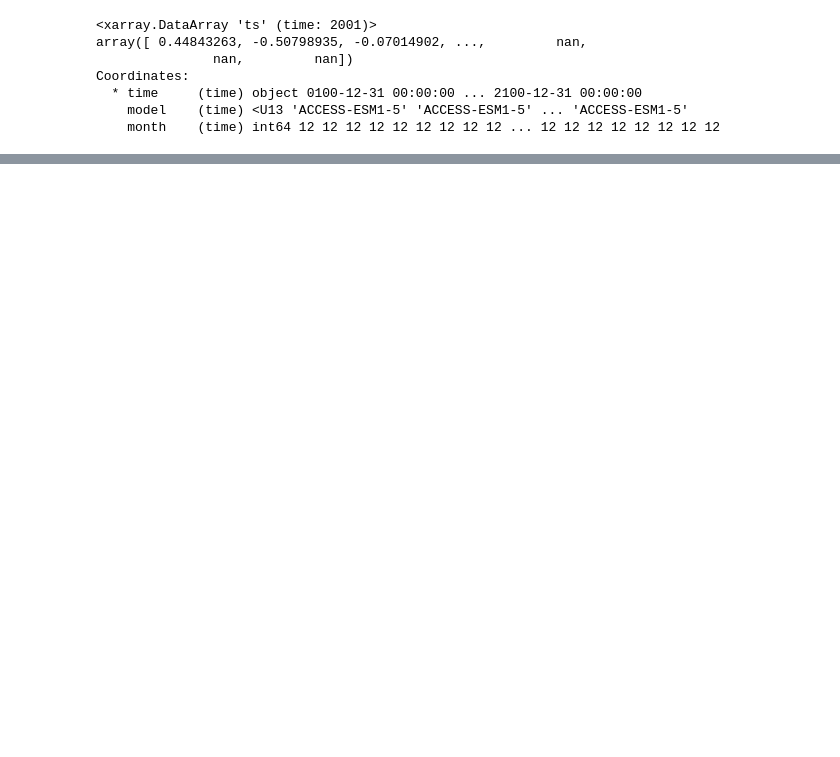
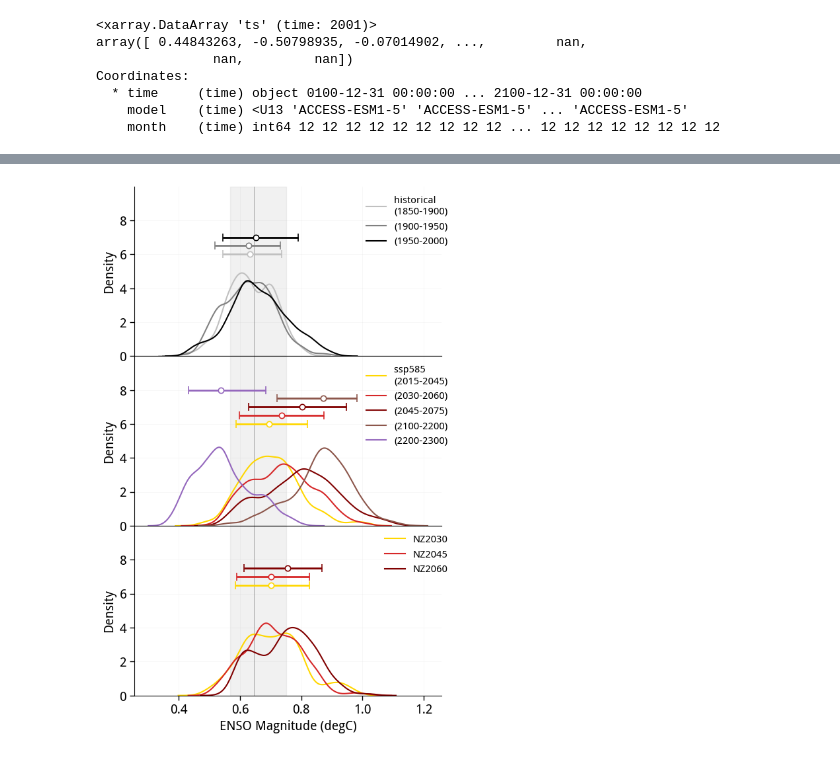
Before and after one commit to adisen99/net_zero_enso_pacific_changes, a Jupyter notebook: 03_access_nz_enso_characteristics.ipynb, the cells around one changed output, grey strips where cells are left out. Saved outputs shown, nothing was run; the diff lists cells and outputs as text; code cells hidden in the pictures; blank space fills up the shorter version.

```diff
--- a/03_access_nz_enso_characteristics.ipynb
+++ b/03_access_nz_enso_characteristics.ipynb
@@ -1178,0 +393,87 @@ e_index
+# %%
+def plot_dist_inset(ax, val, yval, color, dim=("time")):
+    # Error bars (0.1, 0.5, 0.9 quantiles)
+    q10 = val.quantile(0.1, dim=dim)
+    q50 = val.quantile(0.5, dim=dim)
+    q90 = val.quantile(0.9, dim=dim)
+
+    ax.errorbar(
+        x=q50, y=yval,
+        xerr=[[q50 - q10], [q90 - q50]],
+        fmt="o", color=color, mfc="white", mec=color,
+        capsize=4, lw=2.0, ms=6, mew=1.2, zorder=5
+    )
+# %%
+fig, axarr = plt.subplots(nrows=3, ncols=1, figsize=(6,10), constrained_layout=True, sharex=True, sharey=True)
+axlist = axarr.flatten()
+
+
+###
+axlist[0].axvline(nino34_mag_pic.quantile(0.5, 'time'), color='tab:gray', lw=0.5)
+axlist[0].axvspan(nino34_mag_pic.quantile(0.1, 'time'), nino34_mag_pic.quantile(0.9, 'time'), color='tab:gray', alpha=0.1)
+sns.kdeplot(np.ravel(nino34_mag_trans.sel(time = slice('1850', '1900'))), color='silver', ax=axlist[0], label='historical \n(1850-1900)')
+sns.kdeplot(np.ravel(nino34_mag_trans.sel(time = slice('1900', '1950'))), color='gray', ax=axlist[0], label='(1900-1950)')
+sns.kdeplot(np.ravel(nino34_mag_trans.sel(time = slice('1950', '2000'))), color='k', ax=axlist[0], label='(1950-2000)')
+# axlist[0].axvline(np.mean(np.ravel(nino34_mag_trans.sel(time = slice('1850', '1900')))), color='k', lw=1.0)
+plot_dist_inset(axlist[0], nino34_mag_trans.sel(time = slice('1850', '1900')), 6, color='silver', dim=(("time", "model")))
+plot_dist_inset(axlist[0], nino34_mag_trans.sel(time = slice('1900', '1950')), 6.5, color='gray', dim=(("time", "model")))
+plot_dist_inset(axlist[0], nino34_mag_trans.sel(time = slice('1950', '2000')), 7, color='k', dim=(("time", "model")))
+
+###
+axlist[1].axvline(nino34_mag_pic.quantile(0.5, 'time'), color='tab:gray', lw=0.5)
+axlist[1].axvspan(nino34_mag_pic.quantile(0.1, 'time'), nino34_mag_pic.quantile(0.9, 'time'), color='tab:gray', alpha=0.1)
+
+sns.kdeplot(np.ravel(nino34_mag_trans.sel(time = slice('2015', '2045'))), color='gold', ax=axlist[1], label='ssp585 \n(2015-2045)')
+plot_dist_inset(axlist[1], nino34_mag_trans.sel(time = slice('2015', '2045')), 6, color='gold', dim=(("time", "model")))
+# axlist[1].axvline(np.mean(np.ravel(nino34_mag_trans.sel(time = slice('2015', '2045')))), color='gold', lw=1.0)
+
+sns.kdeplot(np.ravel(nino34_mag_trans.sel(time = slice('2030', '2060'))), color='tab:red', ax=axlist[1], label='(2030-2060)')
+plot_dist_inset(axlist[1], nino34_mag_trans.sel(time = slice('2030', '2060')), 6.5, color='tab:red', dim=(("time", "model")))
+# axlist[1].axvline(np.mean(np.ravel(nino34_mag_trans.sel(time = slice('2030', '2060')))), color='tab:red', lw=1.0)
+
+sns.kdeplot(np.ravel(nino34_mag_trans.sel(time = slice('2045', '2075'))), color='maroon', ax=axlist[1], label='(2045-2075)')
+plot_dist_inset(axlist[1], nino34_mag_trans.sel(time = slice('2045', '2075')), 7.0, color='maroon', dim=(("time", "model")))
+# axlist[1].axvline(np.mean(np.ravel(nino34_mag_trans.sel(time = slice('2045', '2075')))), color='maroon', lw=1.0)
+
+sns.kdeplot(np.ravel(nino34_mag_trans.sel(time = slice('2100', '2200'))), color='tab:brown', ax=axlist[1], label='(2100-2200)')
+plot_dist_inset(axlist[1], nino34_mag_trans.sel(time = slice('2100', '2200')), 7.5, color='tab:brown', dim=(("time", "model")))
+# axlist[1].axvline(np.nanmean(np.ravel(nino34_mag_trans.sel(time = slice('2100', '2200')))), color='tab:brown', lw=1.0)
+
+sns.kdeplot(np.ravel(nino34_mag_trans.sel(time = slice('2200', '2300'))), color='tab:purple', ax=axlist[1], label='(2200-2300)')
+plot_dist_inset(axlist[1], nino34_mag_trans.sel(time = slice('2200', '2300')), 8.0, color='tab:purple', dim=(("time", "model")))
+# axlist[1].axvline(np.nanmean(np.ravel(nino34_mag_trans.sel(time = slice('2200', '2300')))), color='tab:purple', lw=1.0)
+
+###
+axlist[2].axvline(nino34_mag_pic.quantile(0.5, 'time'), color='tab:gray', lw=0.5)
+axlist[2].axvspan(nino34_mag_pic.quantile(0.1, 'time'), nino34_mag_pic.quantile(0.9, 'time'), color='tab:gray', alpha=0.1)
+sns.kdeplot(nino34_mag_stable.sel(model='B2030'), color='gold', ax=axlist[2], label='NZ2030')
+plot_dist_inset(axlist[2], nino34_mag_stable.sel(model = 'B2030'), 6.5, color='gold', dim=(("time")))
+# axlist[2].axvline(nino34_mag_stable.sel(model = 'B2030').mean('time'), color='gold', lw=1.0)
+
+sns.kdeplot(nino34_mag_stable.sel(model='B2045'), color='tab:red', ax=axlist[2], label='NZ2045')
+plot_dist_inset(axlist[2], nino34_mag_stable.sel(model = 'B2045'), 7.0, color='tab:red', dim=(("time")))
+# axlist[2].axvline(nino34_mag_stable.sel(model = 'B2045').mean('time'), color='tab:red', lw=1.0)
+
+sns.kdeplot(nino34_mag_stable.sel(model='B2060'), color='maroon', ax=axlist[2], label='NZ2060')
+plot_dist_inset(axlist[2], nino34_mag_stable.sel(model = 'B2060'), 7.5, color='maroon', dim=(("time")))
+# axlist[2].axvline(nino34_mag_stable.sel(model = 'B2060').mean('time'), color='maroon', lw=1.0)
+
+for ax in np.ravel(axlist):
+#     # axlist[j].
+#     pass
+    ax.legend(frameon=False, fontsize=11, loc='upper right', bbox_to_anchor=(1.05, 1))
+    ax.grid(color='gray', lw=0.4, alpha=0.1)
+    # ax.spines['top'].set_visible(False)
+    ax.spines['right'].set_visible(False)
+
+# sns.despine(trim=True, bottom=False)
+# sns.despine()
+# plt.xticks([])
+plt.ylim(0, 10)
+# plt.ylim(0, 0.9)
+plt.gca().set_yticks(np.arange(0, 10, 2))
+plt.subplots_adjust(wspace=0.0, hspace=0.0)
+axlist[0].spines['top'].set_visible(False)
+# plt.minorticks_on()
+plt.xlabel('ENSO Magnitude (degC)')
+# %% [output]
@@ -1178,0 +481 @@ e_index
+[figure, added]
```
Also changed, not shown: parts of 121 cells of this notebook, 9 other files.
